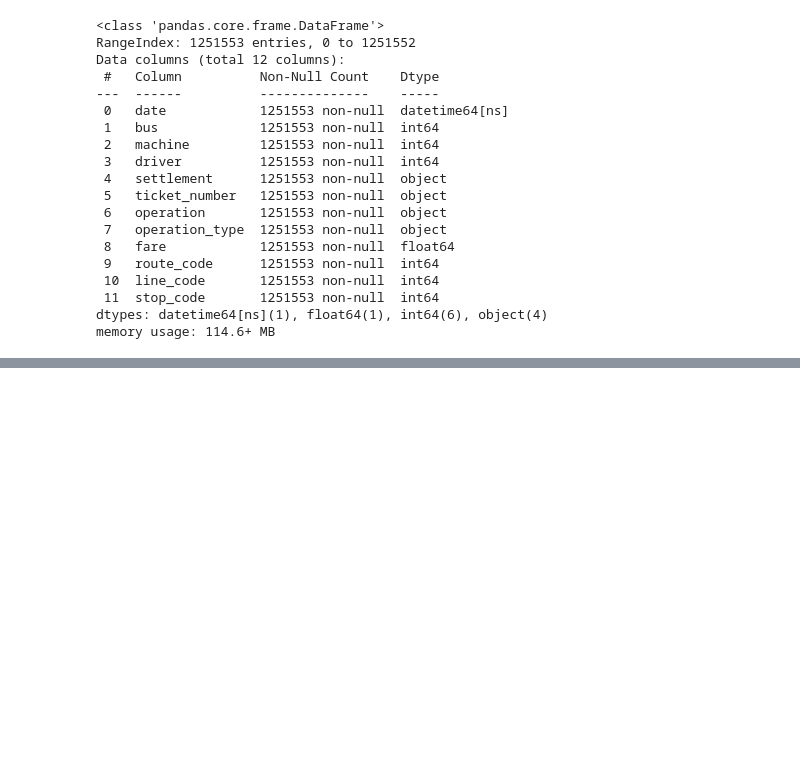
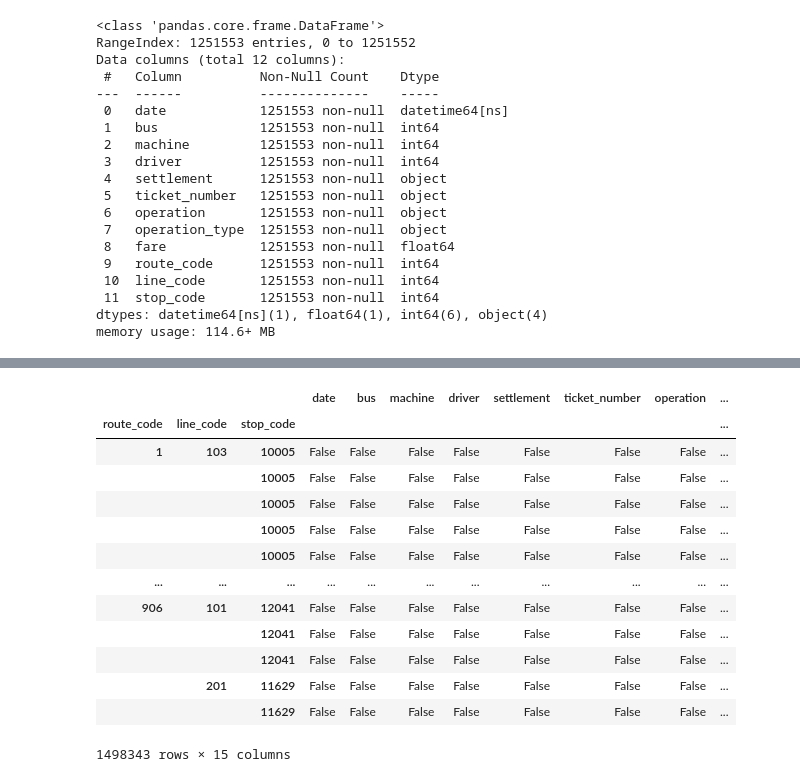
Before and after one commit to Arturo-Rodriguez-Moreno/Transport_proyect, a Jupyter notebook: notebook/clean_tickets.ipynb, the cells around one changed output, grey strips where cells are left out. Saved outputs shown, nothing was run; the diff lists cells and outputs as text; code cells hidden in the pictures; blank space fills up the shorter version.

```diff
--- a/notebook/clean_tickets.ipynb
+++ b/notebook/clean_tickets.ipynb
@@ -319,0 +399,17 @@ topologia.head()
+# %%
+passanger_loc.isnull()
+# %% [output]
+|  |  |  | date | bus | machine | driver | settlement | ticket_number | operation | ... |
+| route_code | line_code | stop_code |  |  |  |  |  |  |  | ... |
+| 1 | 103 | 10005 | False | False | False | False | False | False | False | ... |
+|  |  | 10005 | False | False | False | False | False | False | False | ... |
+|  |  | 10005 | False | False | False | False | False | False | False | ... |
+|  |  | 10005 | False | False | False | False | False | False | False | ... |
+|  |  | 10005 | False | False | False | False | False | False | False | ... |
+| ... | ... | ... | ... | ... | ... | ... | ... | ... | ... | ... |
+| 906 | 101 | 12041 | False | False | False | False | False | False | False | ... |
+|  |  | 12041 | False | False | False | False | False | False | False | ... |
+|  |  | 12041 | False | False | False | False | False | False | False | ... |
+|  | 201 | 11629 | False | False | False | False | False | False | False | ... |
+|  |  | 11629 | False | False | False | False | False | False | False | ... |
+1498343 rows × 15 columns
```
Also changed, not shown: parts of 48 cells of this notebook.
